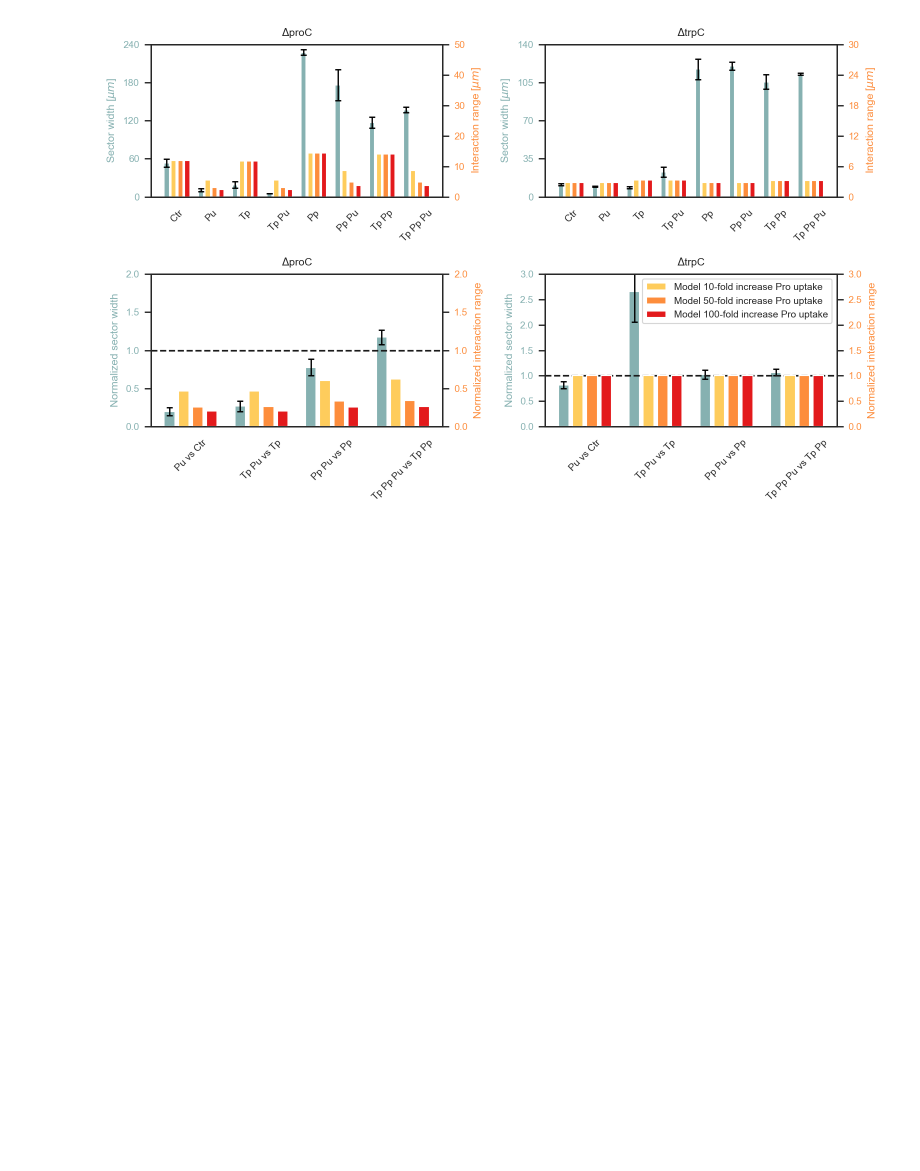
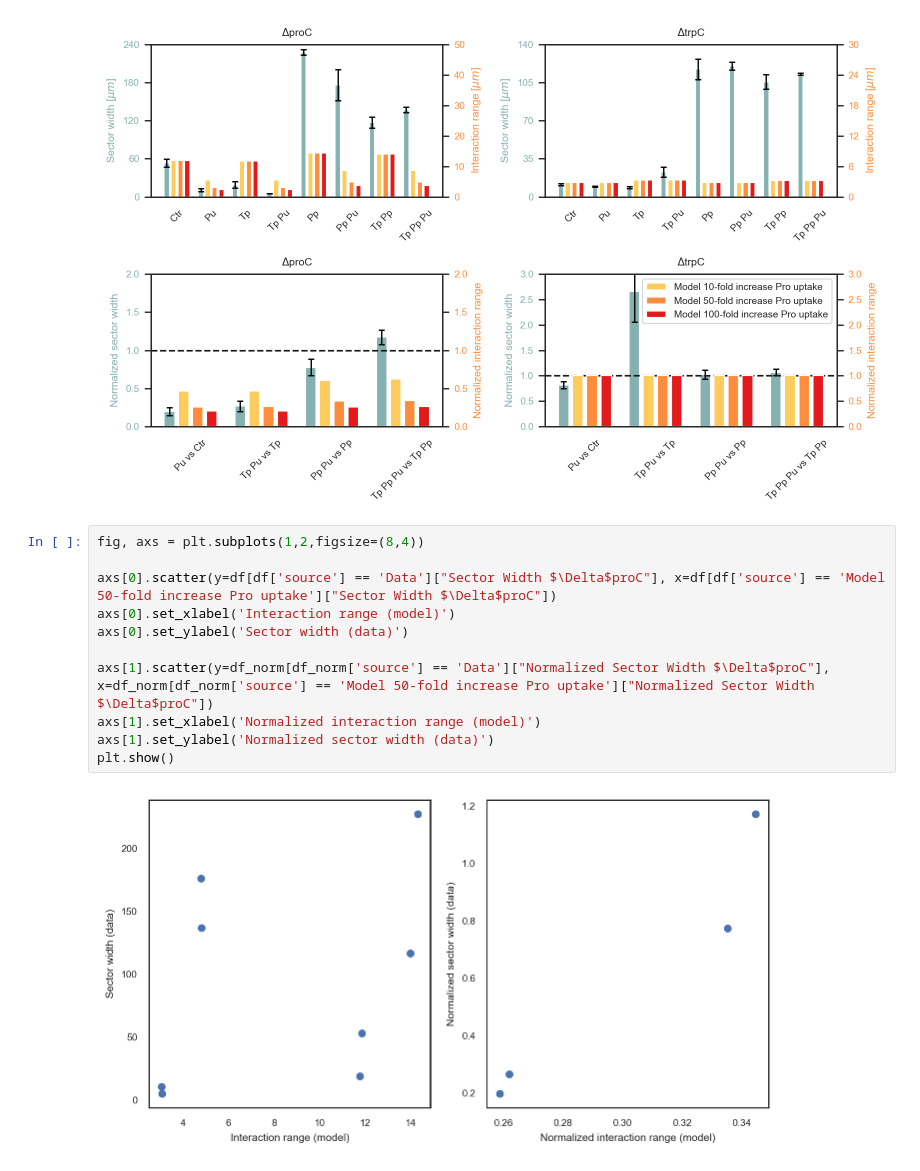
Before and after one commit to simonvanvliet/AuxotrophRangeExpansionModel, a Jupyter notebook: plot_model_predictions_sectorWidth.ipynb, the cells around one changed output. Cells and saved outputs as stored; diff of their text form; blank space fills up the shorter version.

Commit message:
updated figures

```diff
--- a/plot_model_predictions_sectorWidth.ipynb
+++ b/plot_model_predictions_sectorWidth.ipynb
@@ -398,3 +398,16 @@ fig.savefig(f"Figures/model_predictions_sector_width.pdf")
 plt.show()
 # %% [output]
 [figure]
+# %%
+fig, axs = plt.subplots(1,2,figsize=(8,4))
+
+axs[0].scatter(y=df[df['source'] == 'Data']["Sector Width $\Delta$proC"], x=df[df['source'] == 'Model 50-fold increase Pro uptake']["Sector Width $\Delta$proC"])
+axs[0].set_xlabel('Interaction range (model)')
+axs[0].set_ylabel('Sector width (data)')
+
+axs[1].scatter(y=df_norm[df_norm['source'] == 'Data']["Normalized Sector Width $\Delta$proC"], x=df_norm[df_norm['source'] == 'Model 50-fold increase Pro uptake']["Normalized Sector Width $\Delta$proC"])
+axs[1].set_xlabel('Normalized interaction range (model)')
+axs[1].set_ylabel('Normalized sector width (data)')
+plt.show()
+# %% [output]
+[figure, added]
```
Also changed, not shown: 1 other file.
